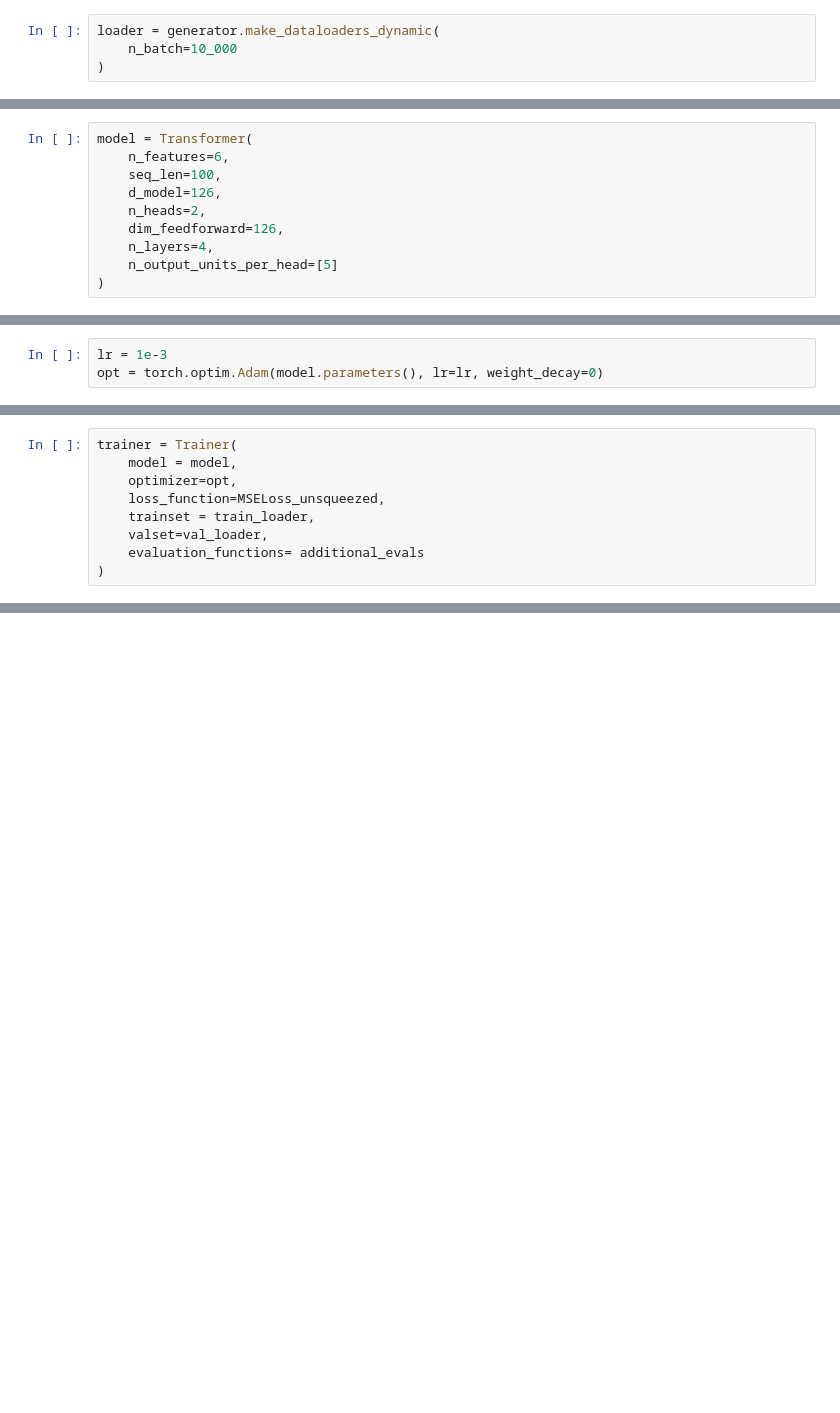
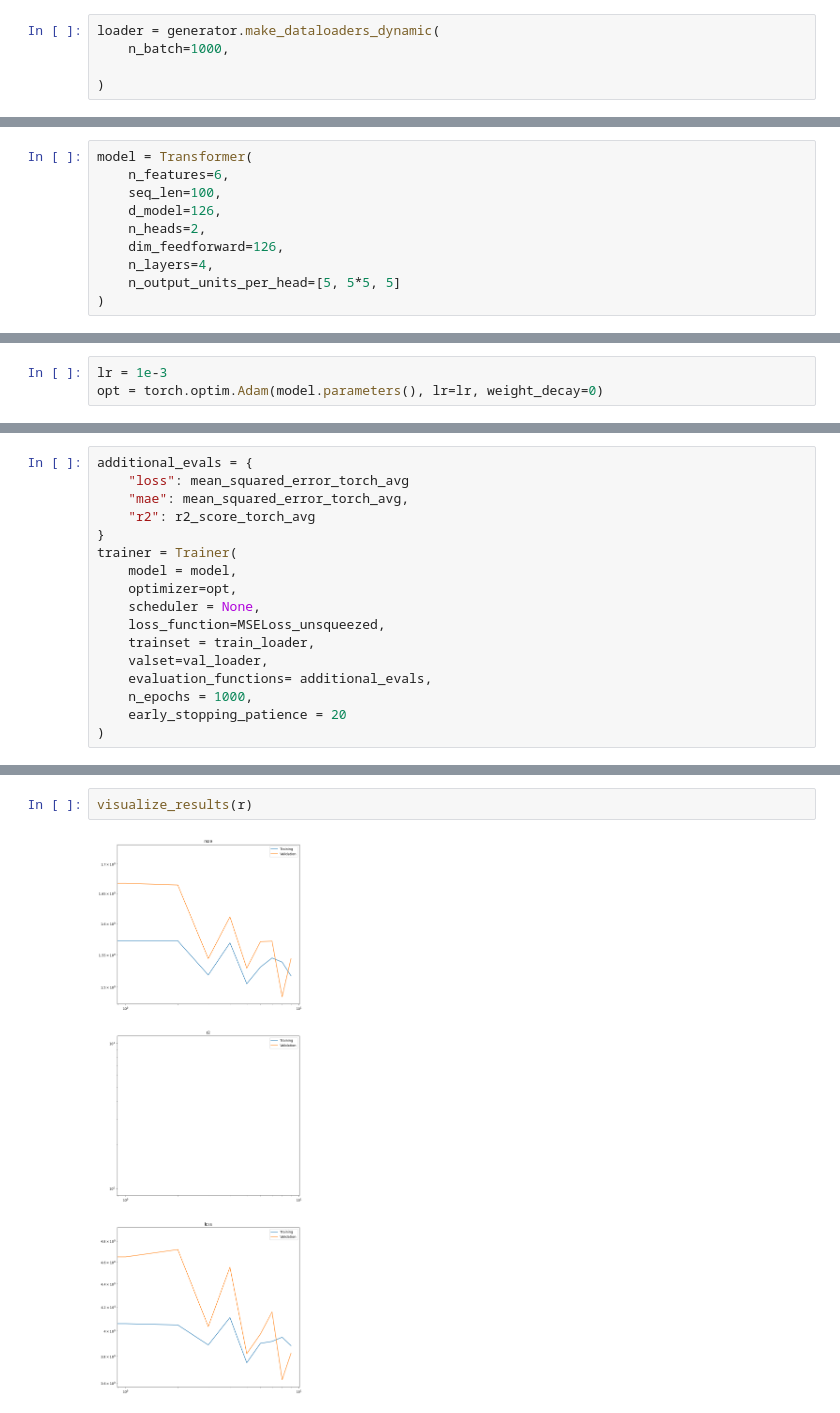
Before and after one commit to ArikReuter/ICL_for_Full_Bayesian_Inference, a Jupyter notebook: Training/Test_Trainer.ipynb, the cells around one changed output, grey strips where cells are left out. Saved outputs shown, nothing was run; the diff lists cells and outputs as text; blank space fills up the shorter version.

Commit message:
changed evaluation to batch-wise statistics and added class for modle posteriors and corresponding losses

```diff
--- a/Training/Test_Trainer.ipynb
+++ b/Training/Test_Trainer.ipynb
@@ -59,7 +59,8 @@ Max: 0.6996963024139404
 [figure]
 # %%
 loader = generator.make_dataloaders_dynamic(
-    n_batch=10_000
+    n_batch=1000,
+
 )
 # %%
 train_loader, val_loader, test_loader = loader
@@ -101,7 +102,7 @@ model = Transformer(
     n_heads=2,
     dim_feedforward=126,
     n_layers=4,
-    n_output_units_per_head=[5]
+    n_output_units_per_head=[5, 5*5, 5]
 )
 # %%
 out = model(X_y)
@@ -125,11 +145,19 @@ additional_evals = {
 # %%
+additional_evals = {
+    "loss": mean_squared_error_torch_avg
+    "mae": mean_squared_error_torch_avg,
+    "r2": r2_score_torch_avg
+}
 trainer = Trainer(
     model = model,
     optimizer=opt,
+    scheduler = None,
     loss_function=MSELoss_unsqueezed,
     trainset = train_loader,
     valset=val_loader,
-    evaluation_functions= additional_evals
+    evaluation_functions= additional_evals,
+    n_epochs = 1000,
+    early_stopping_patience = 20
 )
 # %%
 trainer.validate()
@@ -191,3 +229,7 @@ KeyboardInterrupt:
+# %%
+visualize_results(r)
+# %% [output]
+[figure, added]
 # %%
 r
 # %% [output]
```
Also changed, not shown: parts of 11 cells of this notebook, 5 other files.
